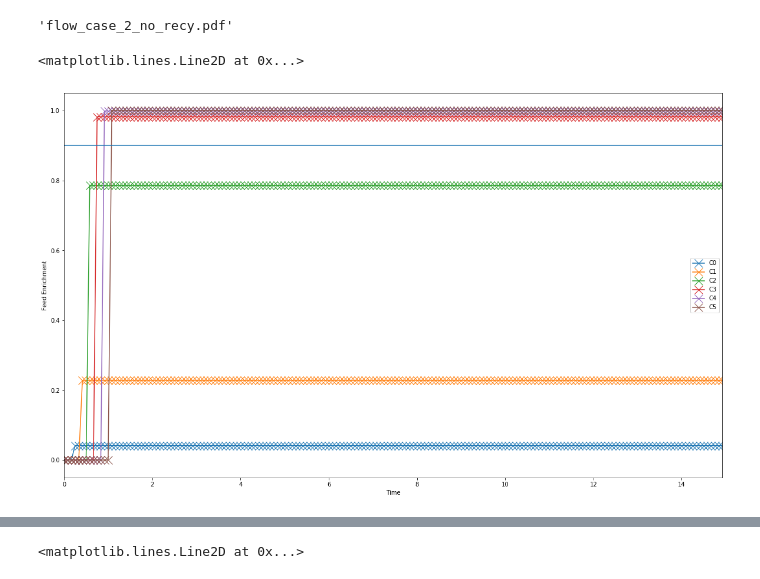
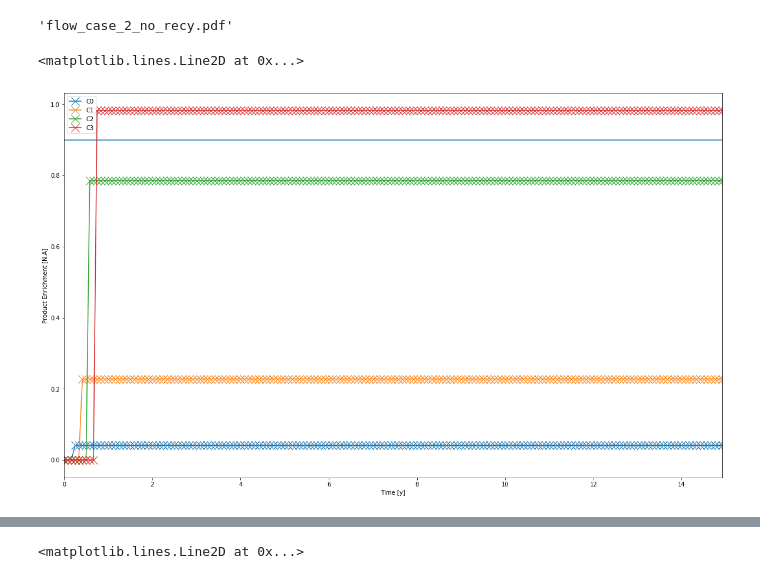
Before and after one commit to bam241/cyclus_jcpoa, a Jupyter notebook: case 2 _1-no_recycling.ipynb, the cells around one changed output, grey strips where cells are left out. Drawn from its saved outputs; the diff is of its cells as text; code cells hidden in the pictures.

```diff
--- a/case 2 _1-no_recycling.ipynb
+++ b/case 2 _1-no_recycling.ipynb
@@ -17,7 +17,7 @@ from cymetric import timeseries as tm
 
 %matplotlib inline
 # %%
-flow = cyh.MakeFlowGraph("cascade_case_2_no_rec_raw_S5.sqlite", label='')
+flow = cyh.MakeFlowGraph("case_2_/cascade_case_2_no_rec_raw_S5.sqlite", label='')
 flow.body.pop(0)
 flow
 # %% [output]
@@ -67,20 +67,20 @@ labels = ['Cascade0',
           'Cascade4',
           'Cascade5']
 # %%
-file = "cascade_case_2_no_rec_raw_S5.sqlite"
+file = "case_2_/cascade_case_2_no_rec_raw_S5.sqlite"
 
 
 feed_case_2 = []
 plt_feed_case_2 = []
-for i in range(6):
+for i in range(4):
     df_ = cyh.TransFrac(file, receivers[i], sender[i], nucs1, nucs2,uma_238u, uma_235u)
-    df_ = pdh.RenameTS(pdh.RemoveNan(df_), "Time", c_names[i])
-    df_['Time'] *= 1/12.
+    df_ = pdh.RenameTS(pdh.RemoveNan(df_), "Time [y]", c_names[i])
+    df_['Time [y]'] *= 1/12.
     feed_case_2.append(df_)
     plt_feed_case_2.append( (df_, c_names[i]) )
 
-pdh.MakePlot(plt_feed_case_2, "Time", "Feed Enrichment" )
+pdh.MakePlot(plt_feed_case_2, "Time [y]", "Product Enrichment [N.A]" )
 plt.axhline(y=0.9)
 # %% [output]
 <matplotlib.lines.Line2D at 0x...>
-[figure, old version]
+[figure, new version]
```
Also changed, not shown: parts of 2 cells of this notebook, 22 other files.
